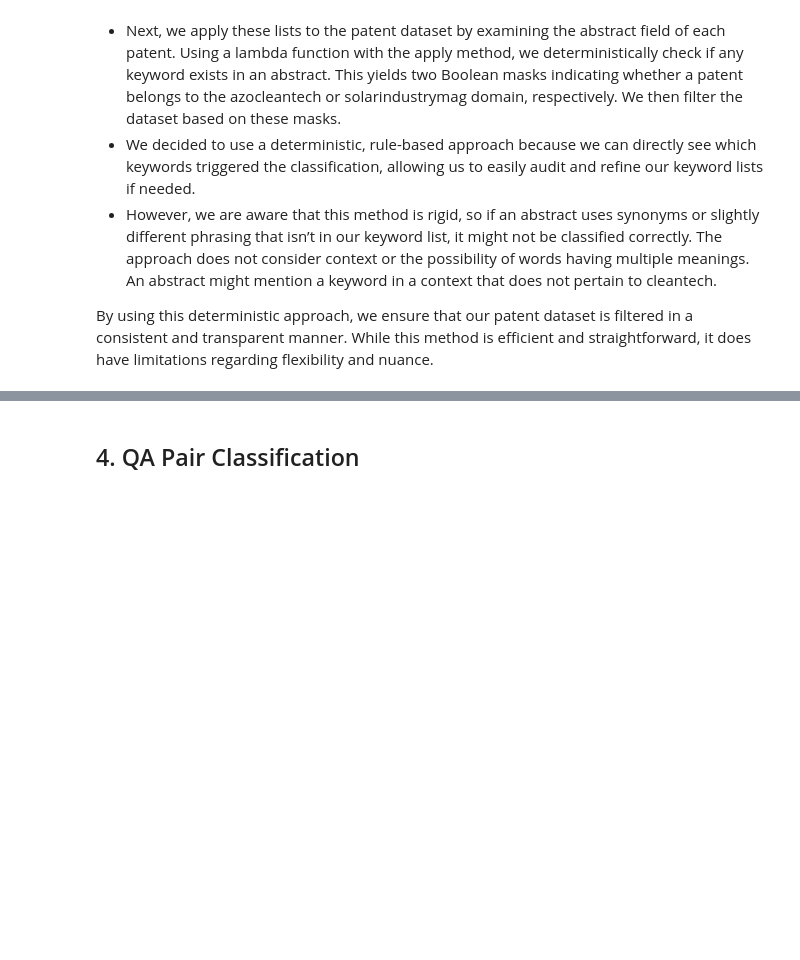
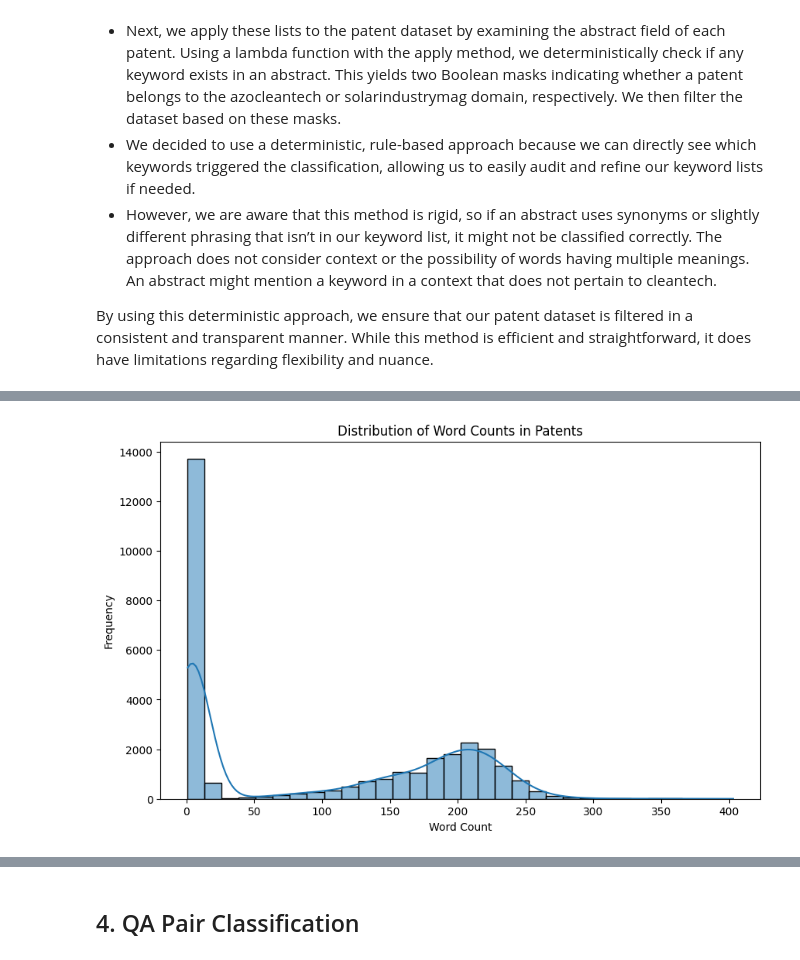
Before and after one commit to tamannaKumavat/SwissText_Shared_Task_2025, a Jupyter notebook: QA_Pairs_1.ipynb, the cells around one changed output, grey strips where cells are left out. Cells and saved outputs as stored; diff of their text form; code cells hidden in the pictures; blank space fills up the shorter version.

```diff
--- a/QA_Pairs_1.ipynb
+++ b/QA_Pairs_1.ipynb
@@ -687,2 +636,0 @@ solarindustrymag_words = ['solar', 'photovoltaic', 'PV', 'panel', 'module', 'ins
-# %%
-patent_df = patent_df[patent_df['country_code']=="US"]
@@ -743,0 +641,6 @@ azocleantech_patents_qa_df
+# %%
+patent_df['title'] = patent_df['title'].apply(ast.literal_eval)
+patent_df['abstract'] = patent_df['abstract'].apply(ast.literal_eval)
+
+patent_df['tokens_title'] = patent_df['title_localized'].apply(ast.literal_eval)
+patent_df['tokens_abstract'] = patent_df['tokens_abstract'].apply(ast.literal_eval)
@@ -743,0 +649,10 @@ azocleantech_patents_qa_df
+# %%
+patent_df['title_land'] = patent_df['title'].apply(lambda x:x[0]['language'])
+patent_df['abstract_land'] = patent_df['abstract'].apply(lambda x:x[0]['language'])
+
+patent_df['title_text'] = patent_df['title'].apply(lambda x:x[0]['text'])
+patent_df['abstract_text'] = patent_df['abstract'].apply(lambda x:x[0]['text'])
+
+patent_df['total'] = patent_df['title_text']+patent_df['abstract_text']
+# %%
+patent_df['w_count'] = patent_df['total'].apply(lambda x:len(x.split()))
@@ -743,0 +665,9 @@ azocleantech_patents_qa_df
+# %%
+plt.figure(figsize=(10, 6))
+sns.histplot(patent_df['w_count'], kde=True)
+plt.title('Distribution of Word Counts in Patents')
+plt.xlabel('Word Count')
+plt.ylabel('Frequency')
+plt.show()
+# %% [output]
+[figure, added]
```
Also changed, not shown: parts of 65 cells of this notebook.
